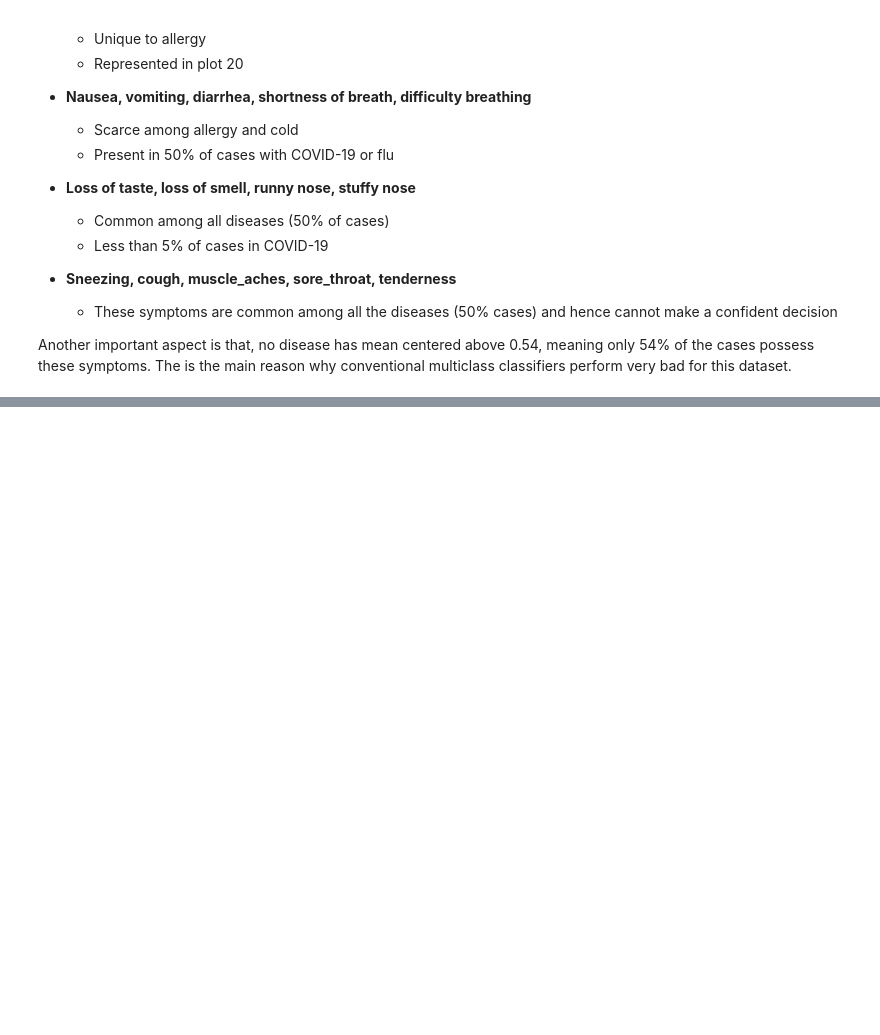
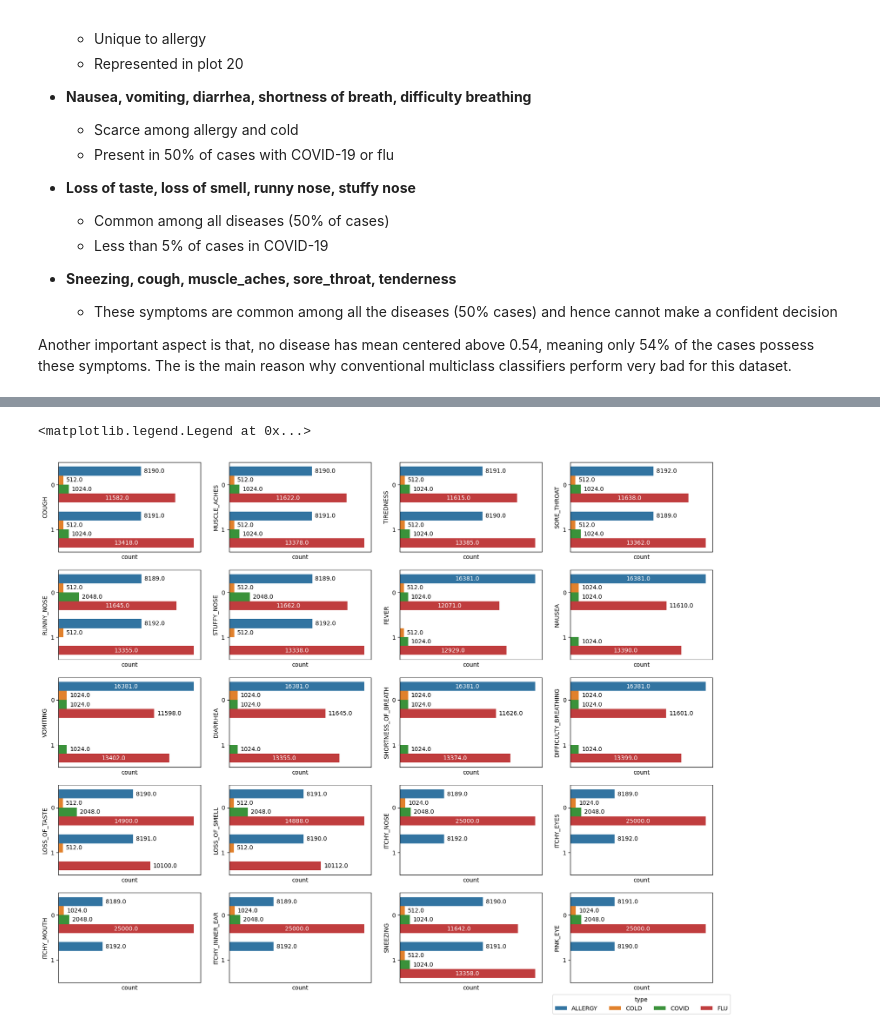
Before and after one commit to madhusiddharths/SymptoScan, a Jupyter notebook: eda.ipynb, the cells around one changed output, grey strips where cells are left out. Drawn from its saved outputs; the diff is of its cells as text; code cells hidden in the pictures; blank space fills up the shorter version.

```diff
--- a/eda.ipynb
+++ b/eda.ipynb
@@ -54,0 +78,22 @@ df[df['TYPE'] == 'FLU']['COUGH'].value_counts()
+# %%
+fig, ax = plt.subplots(nrows = 5, ncols = 4, figsize = (20, 16))
+cols = ['red', 'green', 'blue', 'yellow']
+for i in range(5):
+    for j in range(4):
+        sns.countplot(data = df, y = df.columns[i*4 + j], ax = ax[i][j], hue = 'TYPE', legend = False)
+        ax[i][j].set_xticks([])
+        plot_width = ax[i][j].get_xlim()[1]
+        for p in ax[i][j].patches:
+            width = p.get_width()
+            if width > 0.7 * plot_width:
+                # Annotation inside the bar if width > 70% of plot width
+                ax[i][j].annotate(f'{width}', (p.get_x() + width / 2, p.get_y() + p.get_height() / 2),
+                                  textcoords="offset points", xytext=(0, 0), ha='center', va='center', color='white')
+            else:
+                # Annotation outside the bar if width <= 70% of plot width
+                ax[i][j].annotate(f'{width}', (p.get_x() + width + 0.5, p.get_y() + p.get_height() / 2),
+                                  textcoords="offset points", xytext=(5, 0), ha='left', va='center')
+plt.legend(title = 'type', labels = df.TYPE.unique(), loc='upper center', bbox_to_anchor=(0.5, -0.1), ncol=4)
+# %% [output]
+<matplotlib.legend.Legend at 0x...>
+[figure, added]
```
Also changed, not shown: parts of 5 cells of this notebook.
